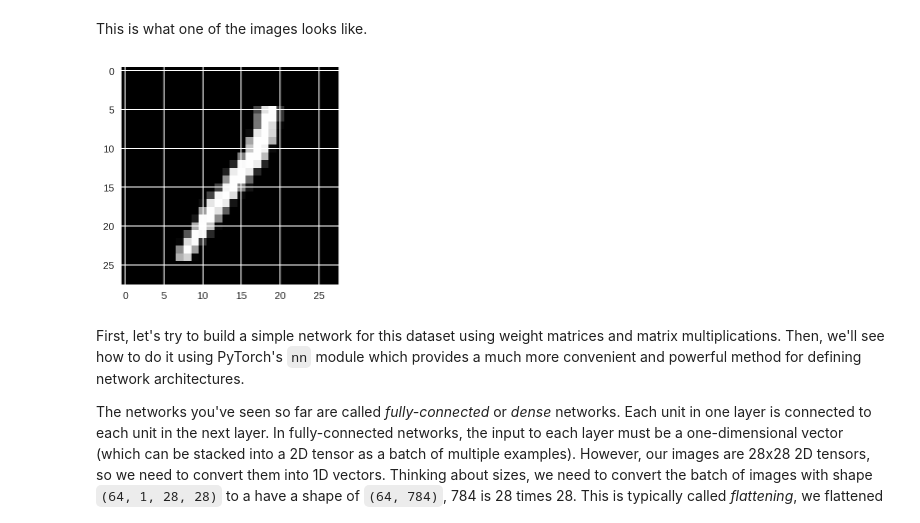
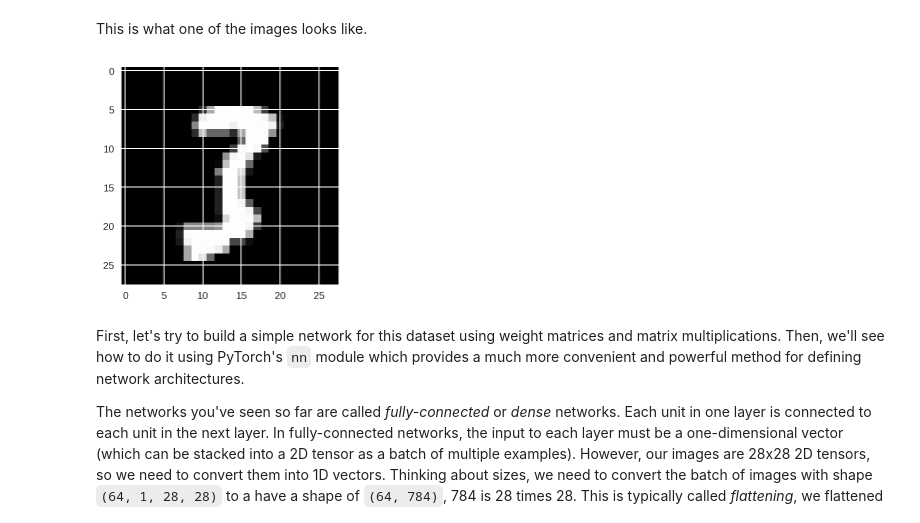
Before and after one commit to danielbruno301/pytorch-scholarship-challenge, a Jupyter notebook: lesson_4/Part 2 - Neural Networks in PyTorch (Exercises).ipynb, the cells around one changed output. Cells and saved outputs as stored; diff of their text form; code cells hidden in the pictures.

```diff
--- a/lesson_4/Part 2 - Neural Networks in PyTorch (Exercises).ipynb
+++ b/lesson_4/Part 2 - Neural Networks in PyTorch (Exercises).ipynb
@@ -83,9 +76,9 @@ torch.Size([64])
 # %% [markdown]
 This is what one of the images looks like.
 # %%
-plt.imshow(images[1].numpy().squeeze(), cmap='Greys_r');
+plt.imshow(images[2].numpy().squeeze(), cmap='Greys_r');
 # %% [output]
-[figure, old version]
+[figure, new version]
 # %% [markdown]
 First, let's try to build a simple network for this dataset using weight matrices and matrix multiplications. Then, we'll see how to do it using PyTorch's `nn` module which provides a much more convenient and powerful method for defining network architectures.
 
```
Also changed, not shown: parts of 8 cells of this notebook.
